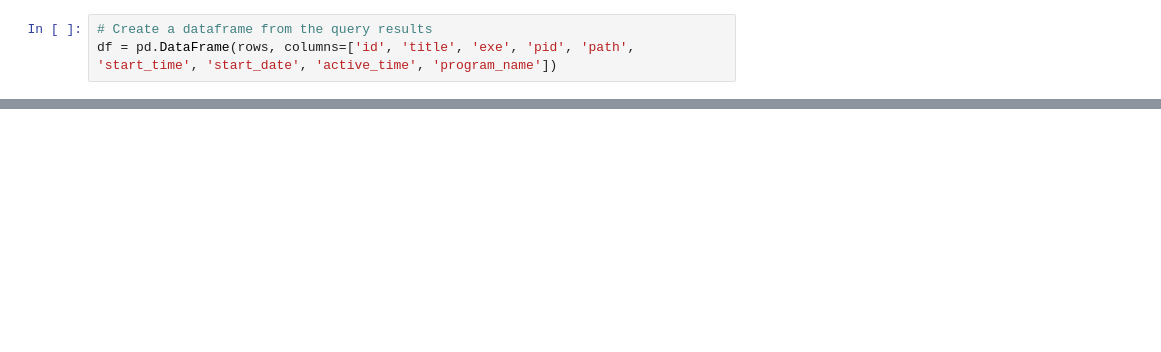
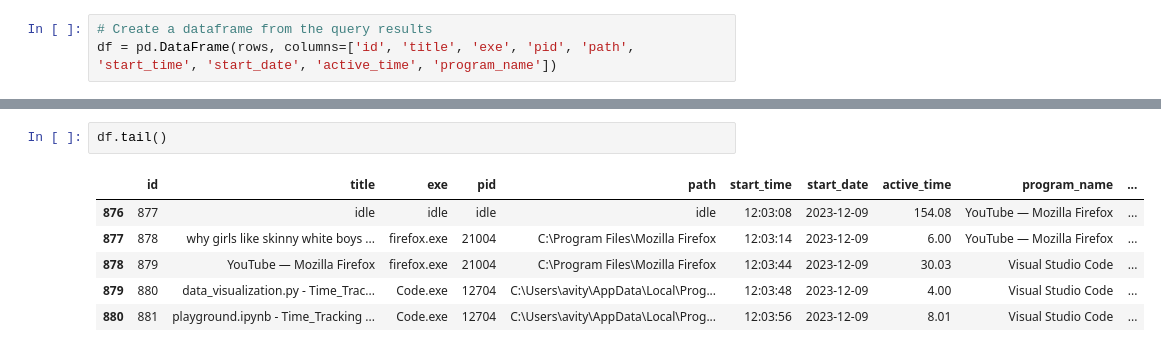
Before and after one commit to Avitas8485/Time_Tracking, a Jupyter notebook: playground.ipynb, the cells around one changed output, grey strips where cells are left out. Drawn from its saved outputs; the diff is of its cells as text; blank space fills up the shorter version.

```diff
--- a/playground.ipynb
+++ b/playground.ipynb
@@ -158,0 +181,9 @@ dtype: object
+# %%
+df.tail()
+# %% [output]
+|  | id | title | exe | pid | path | start_time | start_date | active_time | program_name | ... |
+| 876 | 877 | idle | idle | idle | idle | 12:03:08 | 2023-12-09 | 154.08 | YouTube — Mozilla Firefox | ... |
+| 877 | 878 | why girls like skinny white boys ... | firefox.exe | 21004 | C:\Program Files\Mozilla Firefox | 12:03:14 | 2023-12-09 | 6.00 | YouTube — Mozilla Firefox | ... |
+| 878 | 879 | YouTube — Mozilla Firefox | firefox.exe | 21004 | C:\Program Files\Mozilla Firefox | 12:03:44 | 2023-12-09 | 30.03 | Visual Studio Code | ... |
+| 879 | 880 | data_visualization.py - Time_Trac... | Code.exe | 12704 | C:\Users\avity\AppData\Local\Prog... | 12:03:48 | 2023-12-09 | 4.00 | Visual Studio Code | ... |
+| 880 | 881 | playground.ipynb - Time_Tracking ... | Code.exe | 12704 | C:\Users\avity\AppData\Local\Prog... | 12:03:56 | 2023-12-09 | 8.01 | Visual Studio Code | ... |
```
Also changed, not shown: parts of 28 cells of this notebook, 1 other file.
